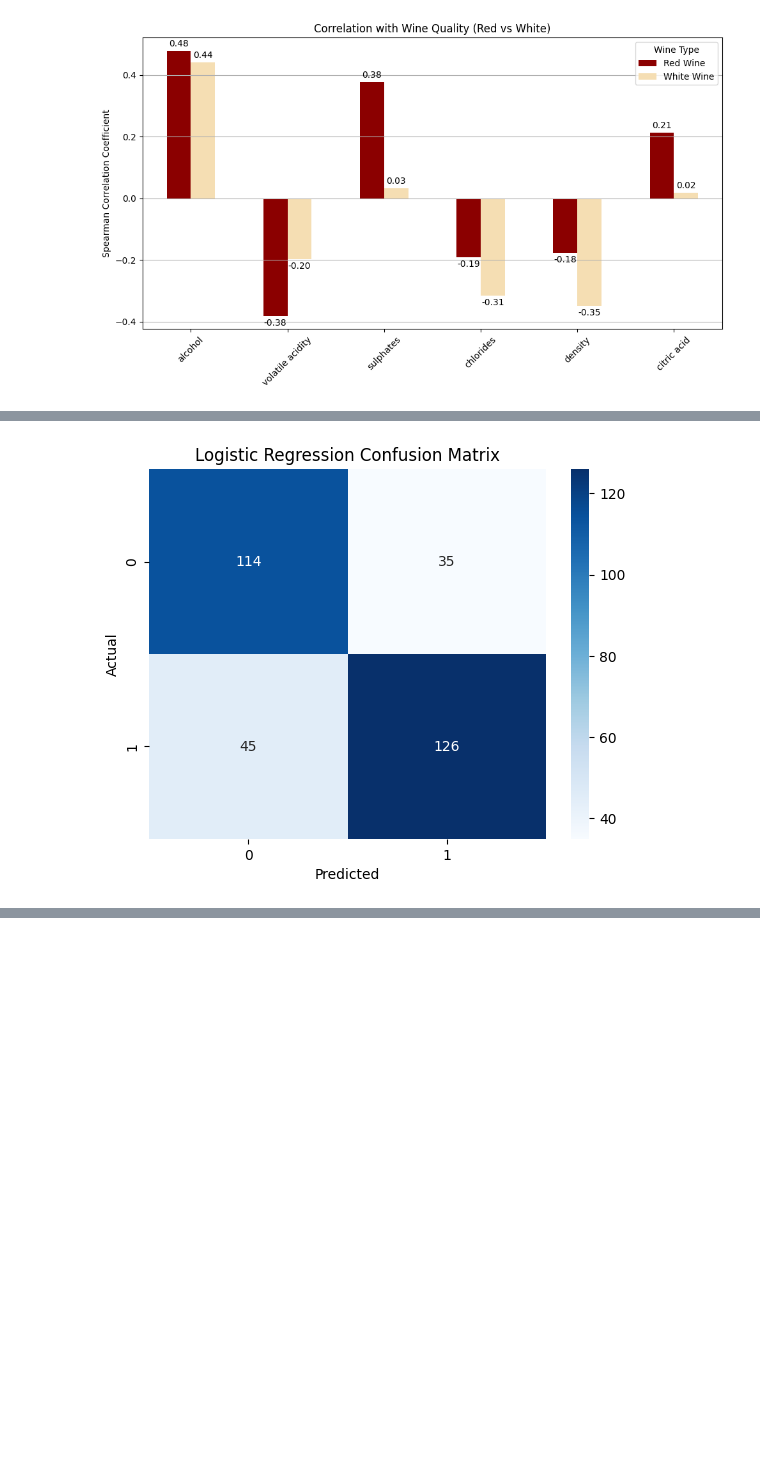
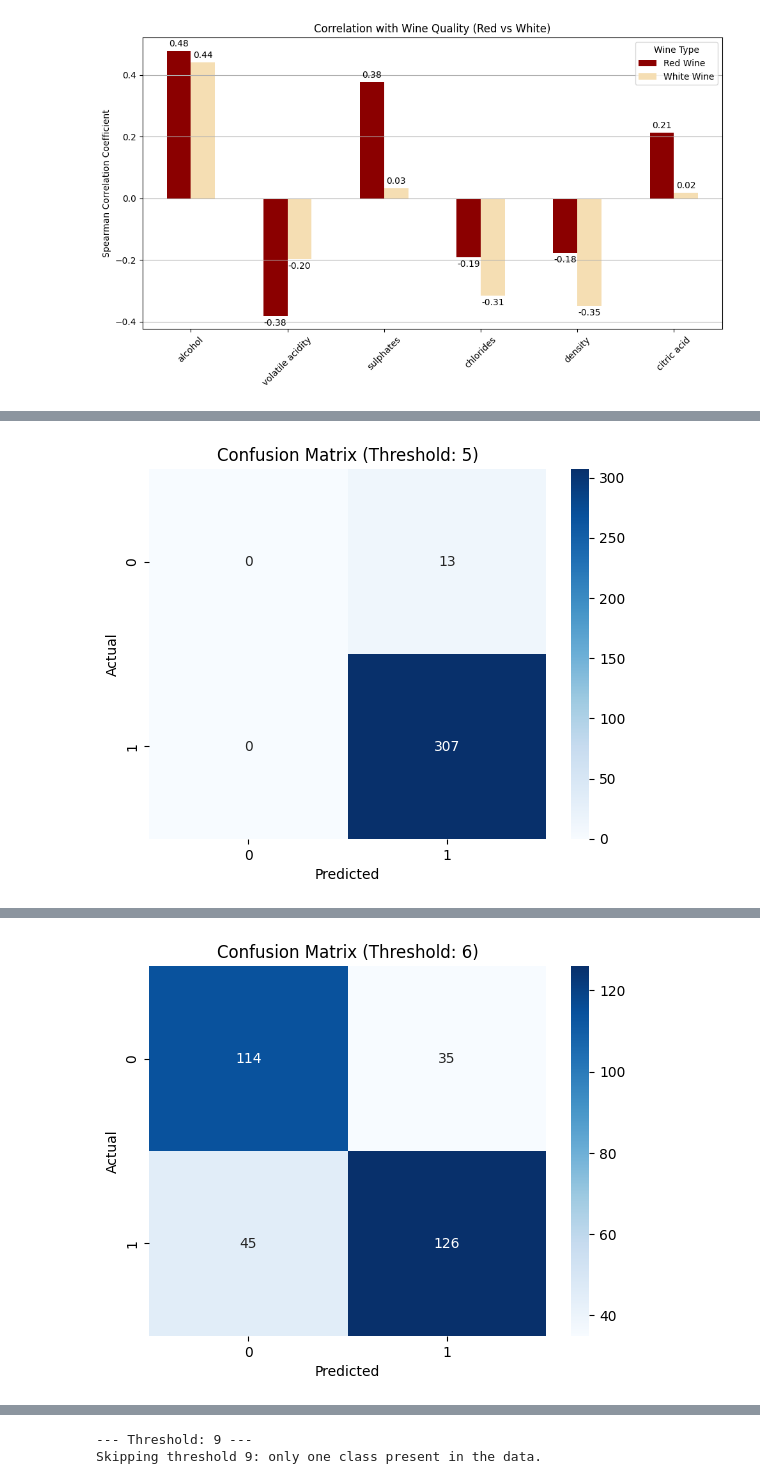
Before and after one commit to SamraatJain9/CSC2034_Project_Data, a Jupyter notebook: main.ipynb, the cells around one changed output, grey strips where cells are left out. Drawn from its saved outputs; the diff is of its cells as text; code cells hidden in the pictures; blank space fills up the shorter version.

```diff
--- a/main.ipynb
+++ b/main.ipynb
@@ -704,35 +707,59 @@ Consider this as a classification problem. You can do this by considering the qu
 Consider this a regression problem, where quality is now a continuous variable.
 """
 
-# Binary Classification Target
-red_wine_binary = red_wine.copy()
-red_wine_binary['quality_binary'] = (red_wine_binary['quality'] >= 6).astype(int)
+# Logistic Regression for Binary Classification
 
-# Features and target
+# Selected features
 features = ['alcohol', 'volatile acidity', 'sulphates', 'chlorides', 'density', 'citric acid']
-X = red_wine_binary[features]
-y = red_wine_binary['quality_binary']
+thresholds = [5, 6, 7, 9]
 
-X_train, X_test, y_train, y_test = train_test_split(
-    X, y, test_size=0.2, random_state=42, stratify=y
-)
+results = {}
 
-# Initialize and train logistic regression
-logreg = LogisticRegression(max_iter=1000)
-logreg.fit(X_train, y_train)
+for thresh in thresholds:
+    print(f"\n--- Threshold: {thresh} ---")
 
-# Predictions
-y_pred = logreg.predict(X_test)
+    # Binary target
+    red_wine_binary = red_wine.copy()
+    red_wine_binary['quality_binary'] = (red_wine_binary['quality'] >= thresh).astype(int)
 
-# Evaluation
-print("Confusion Matrix:\n", confusion_matrix(y_test, y_pred))
-print("\nClassification Report:\n", classification_report(y_test, y_pred))
-print("\nAccuracy Score:", accuracy_score(y_test, y_pred))
+    X = red_wine_binary[features]
+    y = red_wine_binary['quality_binary']
 
-conf_matrix = confusion_matrix(y_test, y_pred)
-seaborn.heatmap(conf_matrix, annot=True, fmt='d', cmap='Blues')
-plt.xlabel('Predicted')
-plt.ylabel('Actual')
-plt.title('Logistic Regression Confusion Matrix')
-plt.show()
+    # Skip if only one class present
+    if len(y.unique()) < 2:
+        print(f"Skipping threshold {thresh}: only one class present in the data.")
+        continue
+
+    # Train/test split with stratification
+    X_train, X_test, y_train, y_test = train_test_split(
+        X, y, test_size=0.2, random_state=42, stratify=y
+    )
+
+    # Model
+    model = LogisticRegression(max_iter=1000)
+    model.fit(X_train, y_train)
+
+    # Predictions and evaluation
+    y_pred = model.predict(X_test)
+
+    acc = accuracy_score(y_test, y_pred)
+    cm = confusion_matrix(y_test, y_pred)
+    report = classification_report(y_test, y_pred, output_dict=True, zero_division=1)
+
+
+    results[thresh] = {
+        'accuracy': acc,
+        'confusion_matrix': cm,
+        'report': report
+    }
+
+    print("Confusion Matrix:\n", cm)
+    print("\nClassification Report:\n", classification_report(y_test, y_pred, zero_division=1))
+    print("Accuracy Score:", round(acc, 4))
+
+    seaborn.heatmap(cm, annot=True, fmt='d', cmap='Blues')
+    plt.title(f'Confusion Matrix (Threshold: {thresh})')
+    plt.xlabel('Predicted')
+    plt.ylabel('Actual')
+    plt.show()
 # %% [output]
@@ -755 +782 @@ Accuracy Score: 0.75
-[figure, old version]
+[figure, new version]
@@ -755,0 +799 @@ Accuracy Score: 0.75
+[figure, added]
@@ -755,0 +817,2 @@ Accuracy Score: 0.75
+--- Threshold: 9 ---
+Skipping threshold 9: only one class present in the data.
```
Also changed, not shown: parts of 5 cells of this notebook.
